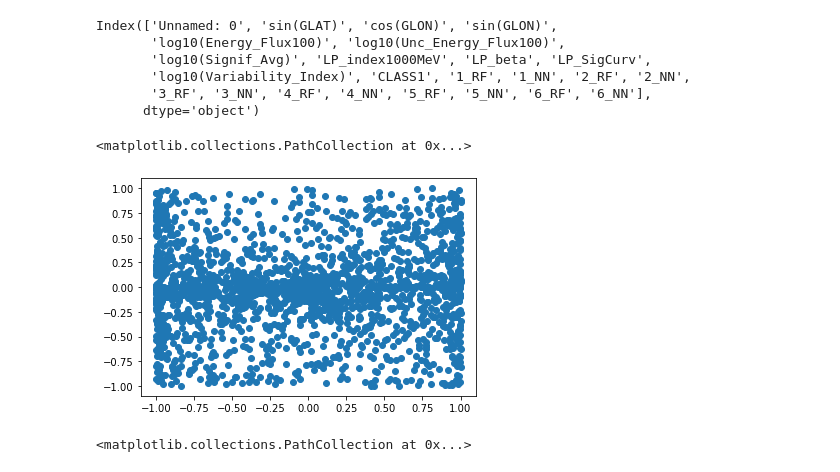
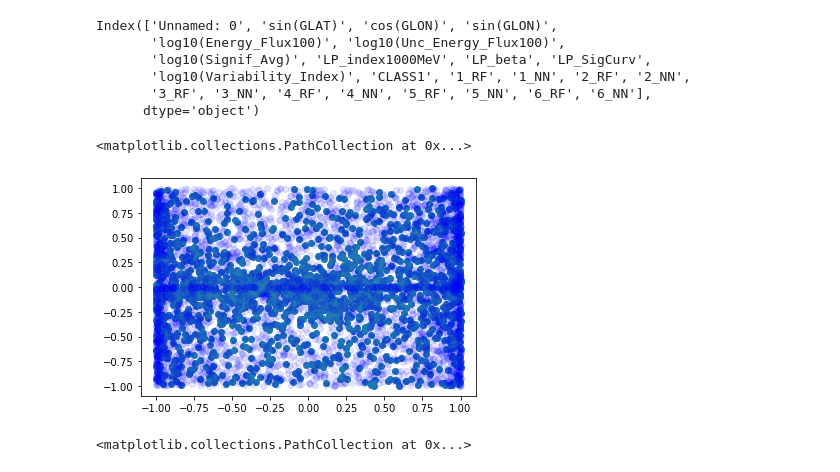
Before and after one commit to aakashbhat/Ferm-Followup, a Jupyter notebook: python/Untitled.ipynb, the cells around one changed output. Cells and saved outputs as stored; diff of their text form; code cells hidden in the pictures.

```diff
--- a/python/Untitled.ipynb
+++ b/python/Untitled.ipynb
@@ -17,10 +20,11 @@ key_asoc= df["CLASS1"]!="unas"
 # %%
 import matplotlib.pyplot as plt
 # %%
-plt.scatter(df["sin(GLON)"][key_unas],df["sin(GLAT)"][key_unas])
+plt.scatter(df["sin(GLON)"][key_unas],df["sin(GLAT)"][key_unas])  ##Just Plotting the galactic cordinates to see the distribution
+plt.scatter(df["sin(GLON)"][key_asoc],df["sin(GLAT)"][key_asoc],alpha=0.1,color="b")
 # %% [output]
 <matplotlib.collections.PathCollection at 0x...>
-[figure, old version]
+[figure, new version]
 # %%
 plt.scatter(df["sin(GLON)"][key_asoc],df["sin(GLAT)"][key_asoc])
 # %% [output]
```
Also changed, not shown: parts of 18 cells of this notebook, 2 other files.
